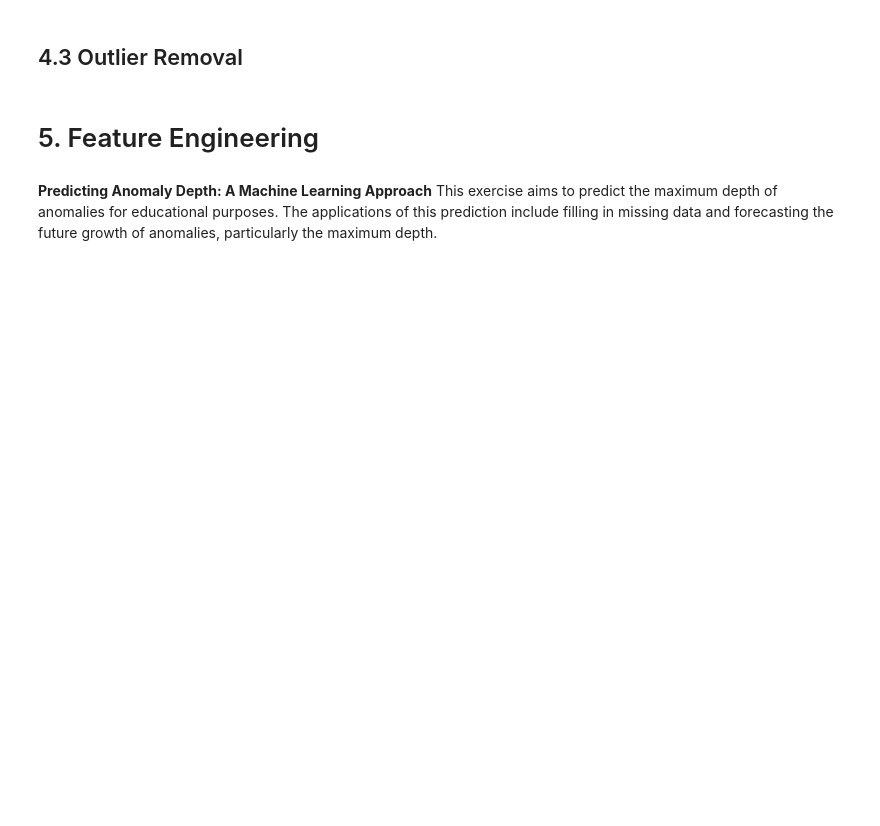
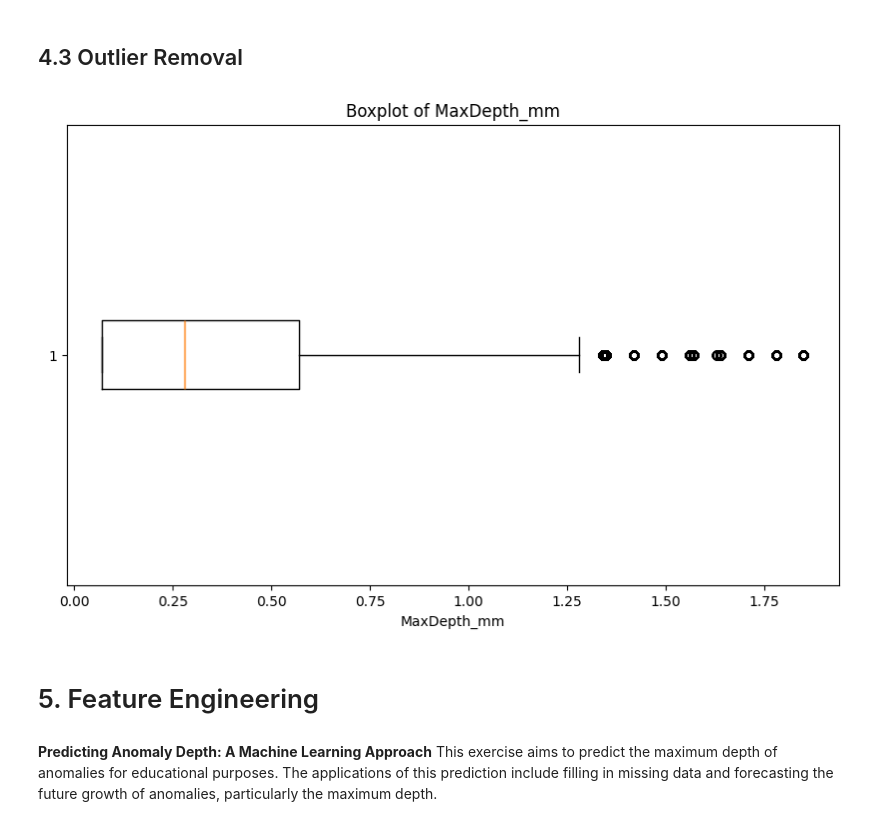
Before and after one commit to Farhad-Davaripour/AI_Applications_in_Pipeline_Engineering, a Jupyter notebook: demo.ipynb, the cells around one changed output. Saved outputs shown, nothing was run; the diff lists cells and outputs as text; code cells hidden in the pictures; blank space fills up the shorter version.

```diff
--- a/demo.ipynb
+++ b/demo.ipynb
@@ -45,3 +49,3 @@ save_path = "Dataset/processed_data/"
 # %%
-AnomaliesProc  = pd.read_csv(os.path.join(save_path, f'external_anomoly_processed.csv'))
+Anomalies_df  = pd.read_csv(os.path.join(save_path, f'external_anomoly_processed.csv'))
 # %% [markdown]
@@ -49,5 +53,5 @@ AnomaliesProc  = pd.read_csv(os.path.join(save_path, f'external_anomoly_processe
 # %%
 from src.tools import rename_anomaly_columns
 
-# Rename the columns
-AnomaliesProc = rename_anomaly_columns(AnomaliesProc)
+# Rename the columns to make them more readable
+Anomalies_df = rename_anomaly_columns(Anomalies_df)
@@ -106,10 +151,10 @@ MissingValuesAnalyzer.find_missing_values()
 ### 4.2.1 End Point Distance
 # %%
 # Apply the calculation only if the 'EndPointDistance_m' column has NaN values
-AnomaliesProc['EndPointDistance_m'] = np.where(
-    AnomaliesProc['EndPointDistance_m'].isna(),
-    AnomaliesProc['StartPointDistance_m'] + AnomaliesProc['FeatureLength_mm'] / 1000,
-    AnomaliesProc['EndPointDistance_m']
+Anomalies_df['EndPointDistance_m'] = np.where(
+    Anomalies_df['EndPointDistance_m'].isna(),
+    Anomalies_df['StartPointDistance_m'] + Anomalies_df['FeatureLength_mm'] / 1000,
+    Anomalies_df['EndPointDistance_m']
 )
 # %%
 # Find the remaining columns with missing values
@@ -154,13 +209,21 @@ from src.tools import HandlingOutlier
 handling_outlier_columns = ['MaxDepth_mm', 'FeatureWidth_mm', 'FeatureLength_mm', 'InspectionYear']
 
 # Create an instance of the HandlingOutlier class
-outlier_handler = HandlingOutlier(DPrev_Old_Filtered_Anomaly_mapped_df)
+outlier_handler = HandlingOutlier(Anomalies_df)
 
 # Remove outliers using Z-score method
-DPrev_Old_Filtered_Anomaly_mapped_df = outlier_handler.remove_outliers_zscore(handling_outlier_columns)
+Anomalies_OutliersAdjusted_df = outlier_handler.remove_outliers_zscore(handling_outlier_columns)
 
 # Remove outliers using Isolation Forest method
-DPrev_Old_Filtered_Anomaly_mapped_df = outlier_handler.remove_outliers_isolation_forest(handling_outlier_columns)
+Anomalies_OutliersAdjusted_df = outlier_handler.remove_outliers_isolation_forest(handling_outlier_columns)
+# %%
+# Create the EDA object
+eda = EDA(Anomalies_OutliersAdjusted_df)
+
+# Plot the boxplot
+eda.plot_boxplot_max_depth('MaxDepth_mm')
+# %% [output]
+[figure, added]
 # %% [markdown]
 # 5. Feature Engineering
 # %% [markdown]
```
Also changed, not shown: parts of 104 cells of this notebook, 1 other file.
